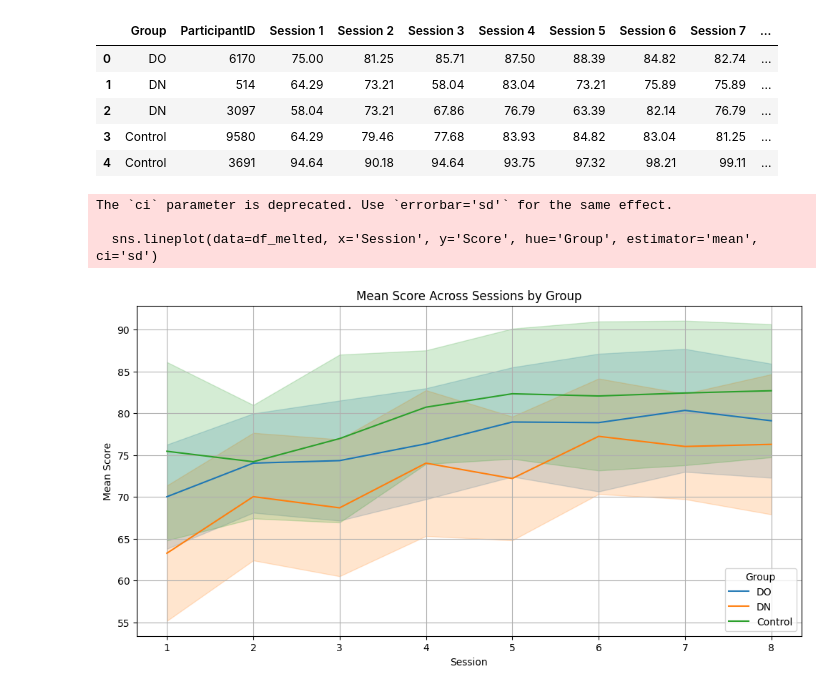
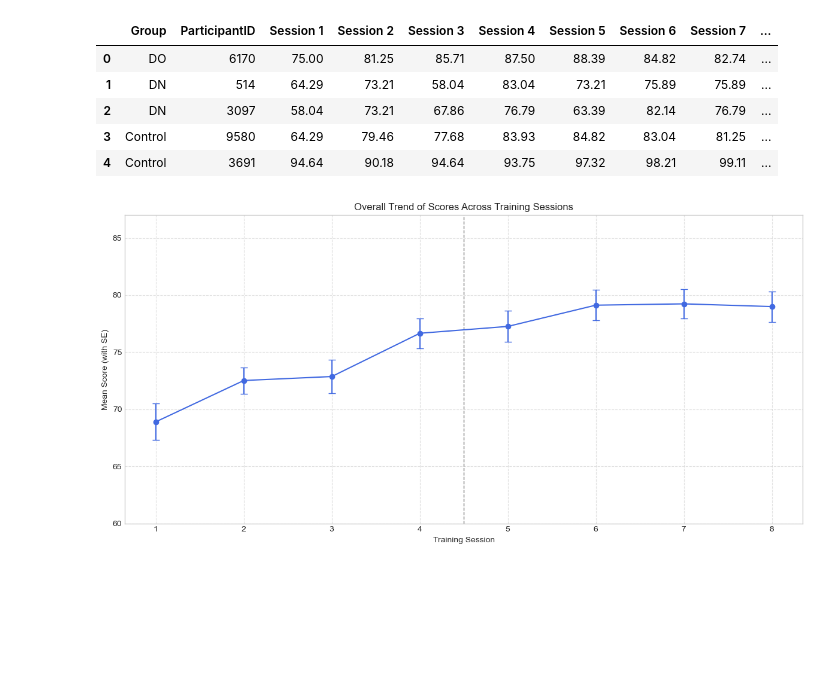
Before and after one commit to haeundev/Masters, a Jupyter notebook: VR Karting/Results/Trend Analysis/TrendAnalysis_1114.ipynb, the cells around one changed output. Saved outputs shown, nothing was run; the diff lists cells and outputs as text; code cells hidden in the pictures; blank space fills up the shorter version.

Commit message:
analysis

```diff
--- a/VR Karting/Results/Trend Analysis/TrendAnalysis_1114.ipynb
+++ b/VR Karting/Results/Trend Analysis/TrendAnalysis_1114.ipynb
@@ -25,25 +25,48 @@ df.head()
 | 3 | Control | 9580 | 64.29 | 79.46 | 77.68 | 83.93 | 84.82 | 83.04 | 81.25 | ... |
 | 4 | Control | 3691 | 94.64 | 90.18 | 94.64 | 93.75 | 97.32 | 98.21 | 99.11 | ... |
 # %%
+import pandas as pd
+import numpy as np
 import matplotlib.pyplot as plt
-import seaborn as sns
 
 # Reshape the data for analysis
 df_melted = df.melt(id_vars=['Group', 'ParticipantID'], var_name='Session', value_name='Score')
 
 # Convert session column to a numerical format for analysis
 df_melted['Session'] = df_melted['Session'].str.extract('(\d+)').astype(int)
 
-# Overall trend analysis
+# Calculate mean and standard error across all groups for each session
+overall_data = df_melted.groupby('Session').agg(
+    Mean_Score=('Score', 'mean'),
+    Std_Error=('Score', lambda x: np.std(x, ddof=1) / np.sqrt(len(x)))
+).reset_index()
+
+plt.style.use('seaborn-v0_8-whitegrid')
+
+# Plotting the overall trend
 plt.figure(figsize=(12, 6))
-sns.lineplot(data=df_melted, x='Session', y='Score', hue='Group', estimator='mean', ci='sd')
-plt.title('Mean Score Across Sessions by Group')
-plt.xlabel('Session')
-plt.ylabel('Mean Score')
-plt.grid(True)
+plt.errorbar(
+    overall_data['Session'], overall_data['Mean_Score'],
+    yerr=overall_data['Std_Error'],
+    label='Overall Average',
+    color='royalblue',
+    linestyle='-', marker='o', capsize=4
+)
+
+# Set y-axis range
+plt.ylim(60, 87)
+
+# Add vertical line to split session ranges
+plt.axvline(x=4.5, color='gray', linestyle='--', linewidth=1)
+
+# Customize plot
+plt.title('Overall Trend of Scores Across Training Sessions')
+plt.xlabel('Training Session')
+plt.ylabel('Mean Score (with SE)')
+plt.grid(True, linestyle='--', alpha=0.6)
+plt.tight_layout()
+
+plt.savefig('overall_training_sessions_trend.png', dpi=300)
 plt.show()
 # %% [output]
-The `ci` parameter is deprecated. Use `errorbar='sd'` for the same effect.
-
-  sns.lineplot(data=df_melted, x='Session', y='Score', hue='Group', estimator='mean', ci='sd')
-[figure, old version]
+[figure, new version]
```
Also changed, not shown: parts of 2 cells of this notebook, 2 other files.
